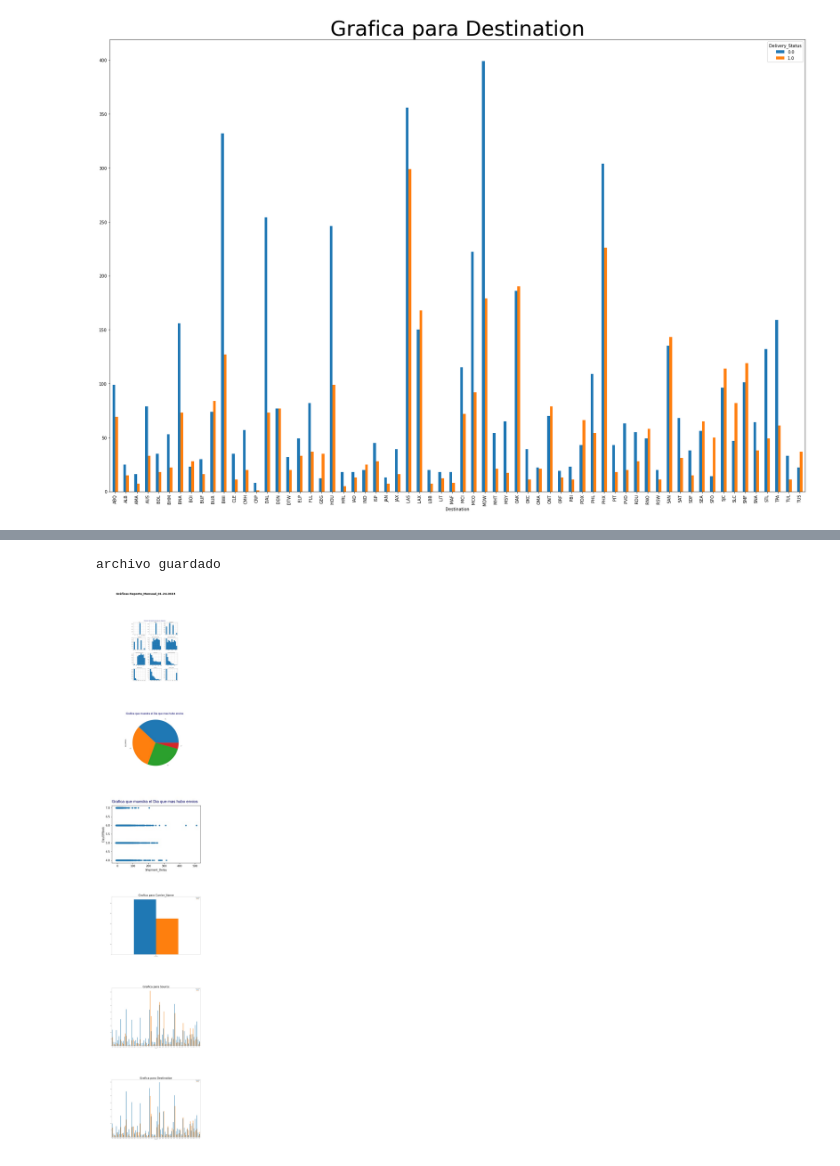
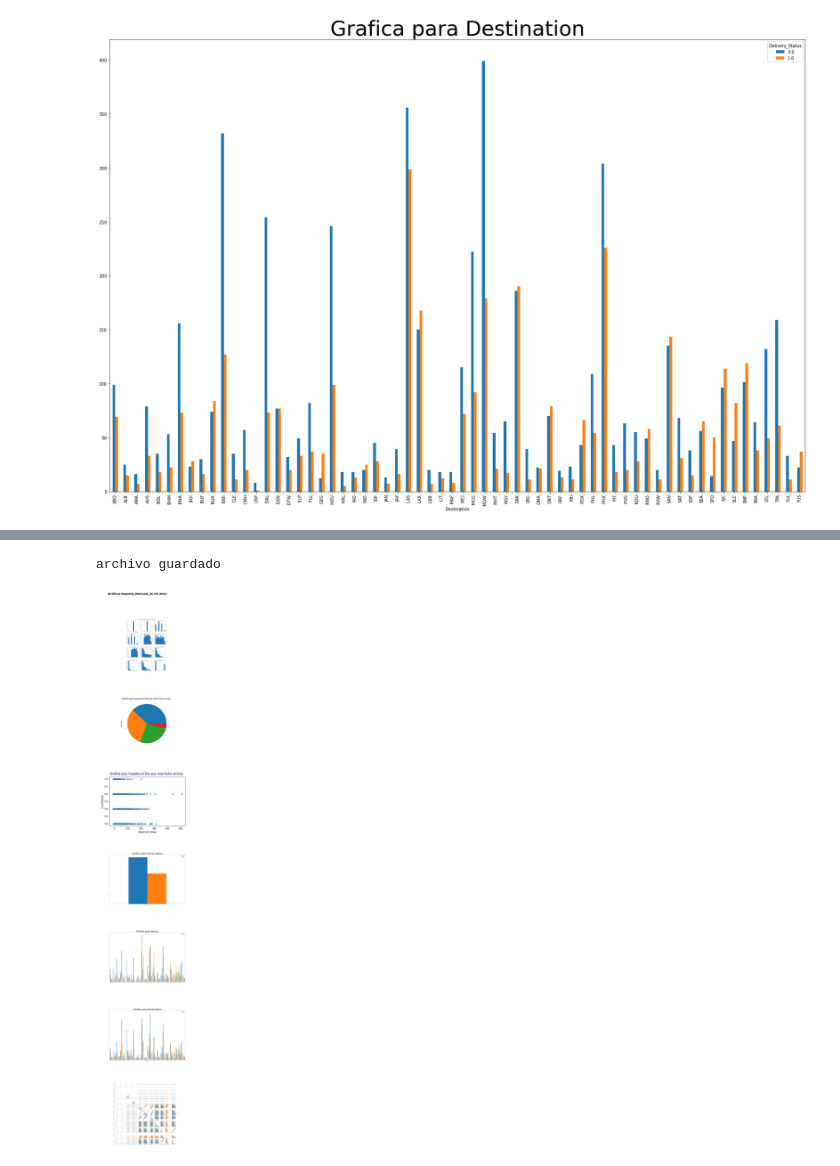
Before and after one commit to Profe-Jose-Burgos/CodeBreakers, a Jupyter notebook: RepSys.ipynb, the cells around one changed output, grey strips where cells are left out. Cells and saved outputs as stored; diff of their text form; code cells hidden in the pictures.

```diff
--- a/RepSys.ipynb
+++ b/RepSys.ipynb
@@ -256,33 +263,35 @@ def show_with_matplotlib(color_img, pos):
     """Mostar una imagen usando MatPlotLib"""
     # Convertir imagen BGR a RGB
     #img_RGB = color_img[:, :, ::-1]
-    ax = plt.subplot(6, 1, pos)
+    ax = plt.subplot(7, 1, pos)
     plt.imshow(color_img)
     plt.axis('off')
 # %%
 #cargar imagenes
 grap_1=img.imread("graph/graphic1.jpg")
 grap_2=img.imread("graph/graphic2.jpg")
 grap_3=img.imread("graph/graphic3.jpg")
 grap_4=img.imread("graph/graphic4.jpg")
 grap_5=img.imread("graph/graphic5.jpg")
 grap_6=img.imread("graph/graphic6.jpg")
+grap_7=img.imread("graph/graphic7.jpg")
 
 plt.figure(figsize=(50, 50))
 
 # Graficar las images:
 show_with_matplotlib(grap_1, 1)
 show_with_matplotlib(grap_2, 2)
 show_with_matplotlib(grap_3, 3)
 show_with_matplotlib(grap_4, 4)
 show_with_matplotlib(grap_5, 5)
 show_with_matplotlib(grap_6, 6)
+show_with_matplotlib(grap_7, 7)
 write_csv(dt_report,"Reporte_Mensual")
 # Mostrar los resultados de la aplicacion en lugar de un alto mando
 plt.show()
 # %% [output]
 archivo guardado
-[figure, old version]
+[figure, new version]
 # %%
 #Interfaz grafica
 import tkinter
```
Also changed, not shown: parts of 13 cells of this notebook, 3 other files.
